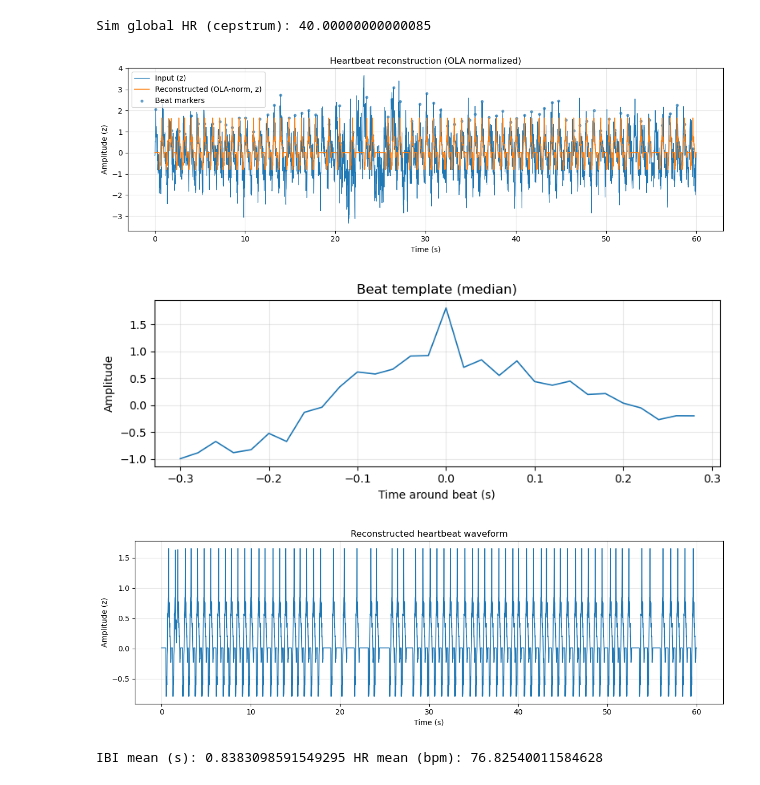
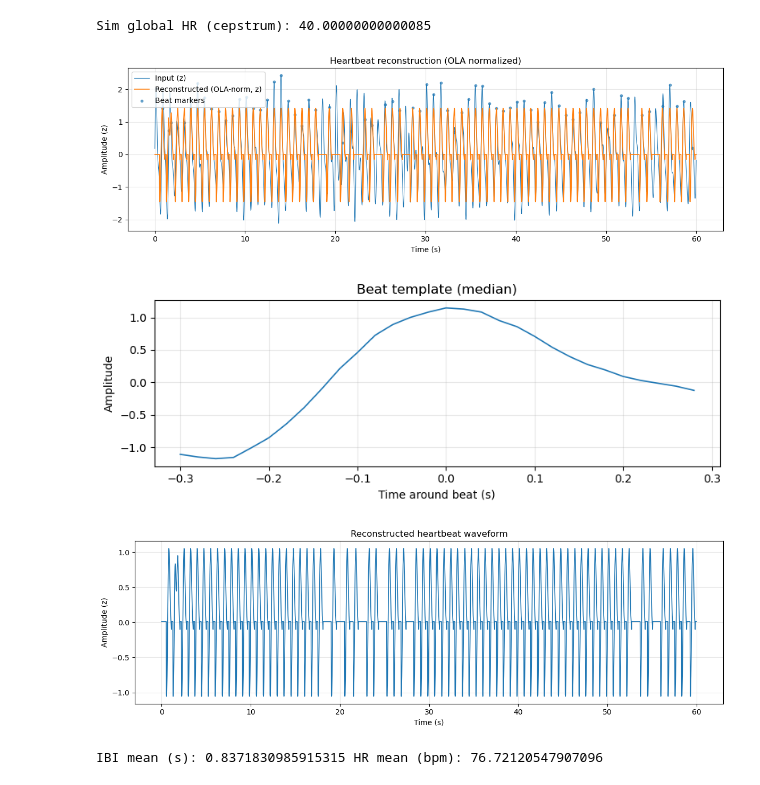
Before and after one commit to seannnnnn1017/radar-heartbeat-detection, a Jupyter notebook: simulated.ipynb, the cells around one changed output. Drawn from its saved outputs; the diff is of its cells as text; code cells hidden in the pictures.

```diff
--- a/simulated.ipynb
+++ b/simulated.ipynb
@@ -946,35 +658,35 @@ def reconstruct_heartbeat_from_cepstrum(summary, cep_results,
         plt.tight_layout(); plt.show()
 
     adj_beats = np.sort(adj_beats)
     ibi = np.diff(adj_beats)
     hr_inst = 60.0/np.clip(ibi, 1e-6, None)
 
     return {
         "beat_times_sec": adj_beats,
         "ibi_sec": ibi,
         "hr_inst_bpm": hr_inst,
         "template": template,
         "template_time_sec": (np.arange(L)/fs - (halfL/fs)),
         "reconstructed": y_rec
     }
 
 def plot_reconstructed_only(summary, rec, normalize=True):
     t = summary['dataframe']['t_sec'].values
     y = rec['reconstructed'].astype(float)
     if normalize:
         base = summary['dataframe']['heartbeat'].values
         y = (y - base.mean())/(base.std()+1e-12)
     plt.figure(figsize=(12,4))
     plt.plot(t, y, lw=1.2)
     plt.xlabel("Time (s)"); plt.ylabel("Amplitude" + (" (z)" if normalize else ""))
     plt.title("Reconstructed heartbeat waveform"); plt.grid(True, alpha=0.3)
     plt.tight_layout(); plt.show()
 #cep_results = analyze_cepstrum(summary, save_plots=False)
-rec = reconstruct_heartbeat_from_cepstrum(summary, cep_results, show_plots=True)
+rec = reconstruct_heartbeat_from_cepstrum(sim_summary2, cep_results, show_plots=True)
 plot_reconstructed_only(summary, rec, normalize=True)
 print("IBI mean (s):", rec["ibi_sec"].mean(), "HR mean (bpm):", rec["hr_inst_bpm"].mean())
 # %% [output]
-[figure, old version]
+[figure, new version]
-[figure, old version]
+[figure, new version]
-[figure, old version]
+[figure, new version]
-IBI mean (s): 0.8383098591549295 HR mean (bpm): 76.82540011584628
+IBI mean (s): 0.8371830985915315 HR mean (bpm): 76.72120547907096
```
Also changed, not shown: parts of 2 cells of this notebook, 28 other files.
